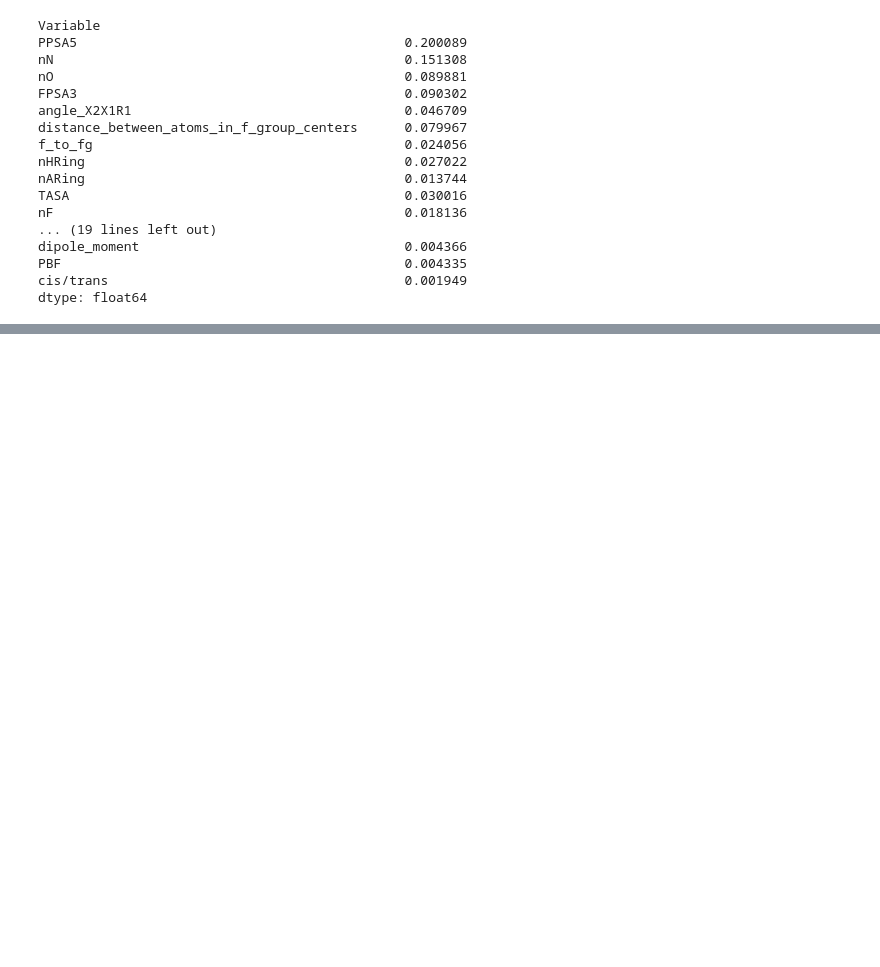
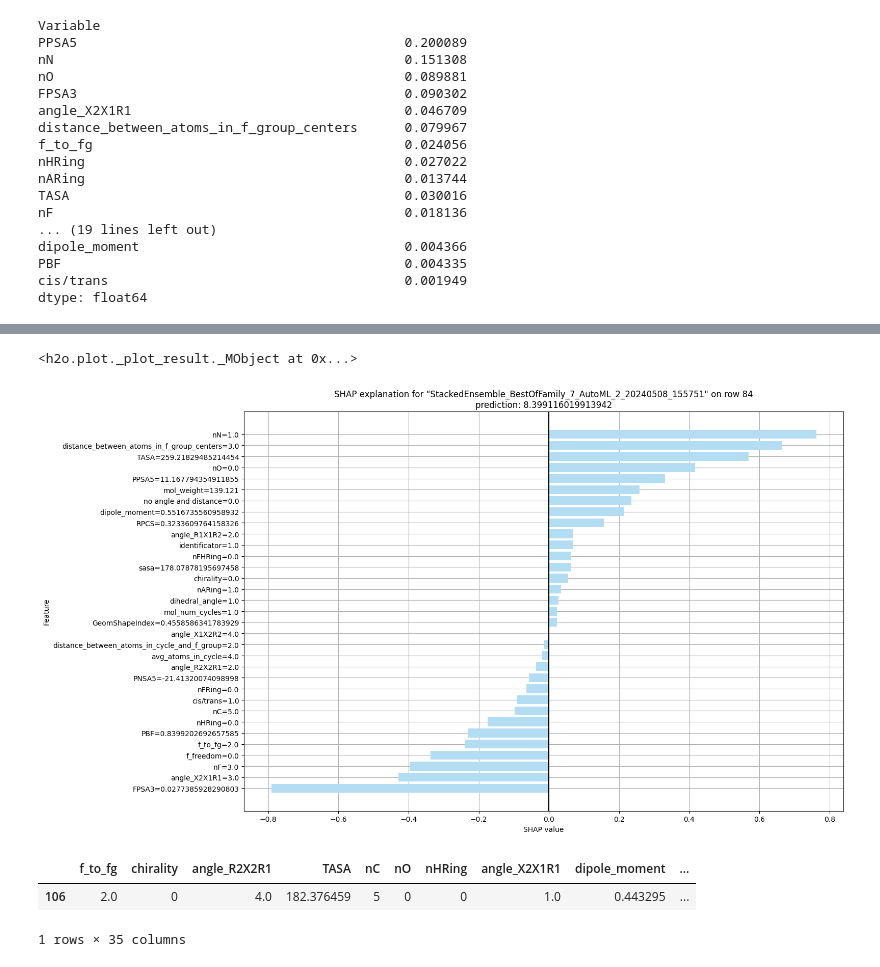
Before and after one commit to blackthorn-ai/XAI_Chem, a Jupyter notebook: ml_part/h2o_model/07.05.24_features_v5/pKa_complete.ipynb, the cells around one changed output, grey strips where cells are left out. Saved outputs shown, nothing was run; the diff lists cells and outputs as text; code cells hidden in the pictures; blank space fills up the shorter version.

```diff
--- a/ml_part/h2o_model/07.05.24_features_v5/pKa_complete.ipynb
+++ b/ml_part/h2o_model/07.05.24_features_v5/pKa_complete.ipynb
@@ -508,0 +581,11 @@ dtype: float64
+# %%
+best_model.shap_explain_row_plot(frame=train, background_frame=train, row_index=84, top_n_features = 30)
+# %% [output]
+<h2o.plot._plot_result._MObject at 0x...>
+[figure, added]
+# %%
+train_df[abs(train_df['PNSA5'] - (-17.322802)) < 0.001]
+# %% [output]
+|  | f_to_fg | chirality | angle_R2X2R1 | TASA | nC | nO | nHRing | angle_X2X1R1 | dipole_moment | ... |
+| 106 | 2.0 | 0 | 4.0 | 182.376459 | 5 | 0 | 0 | 1.0 | 0.443295 | ... |
+1 rows × 35 columns
```
Also changed, not shown: parts of 14 cells of this notebook, 19 other files.
